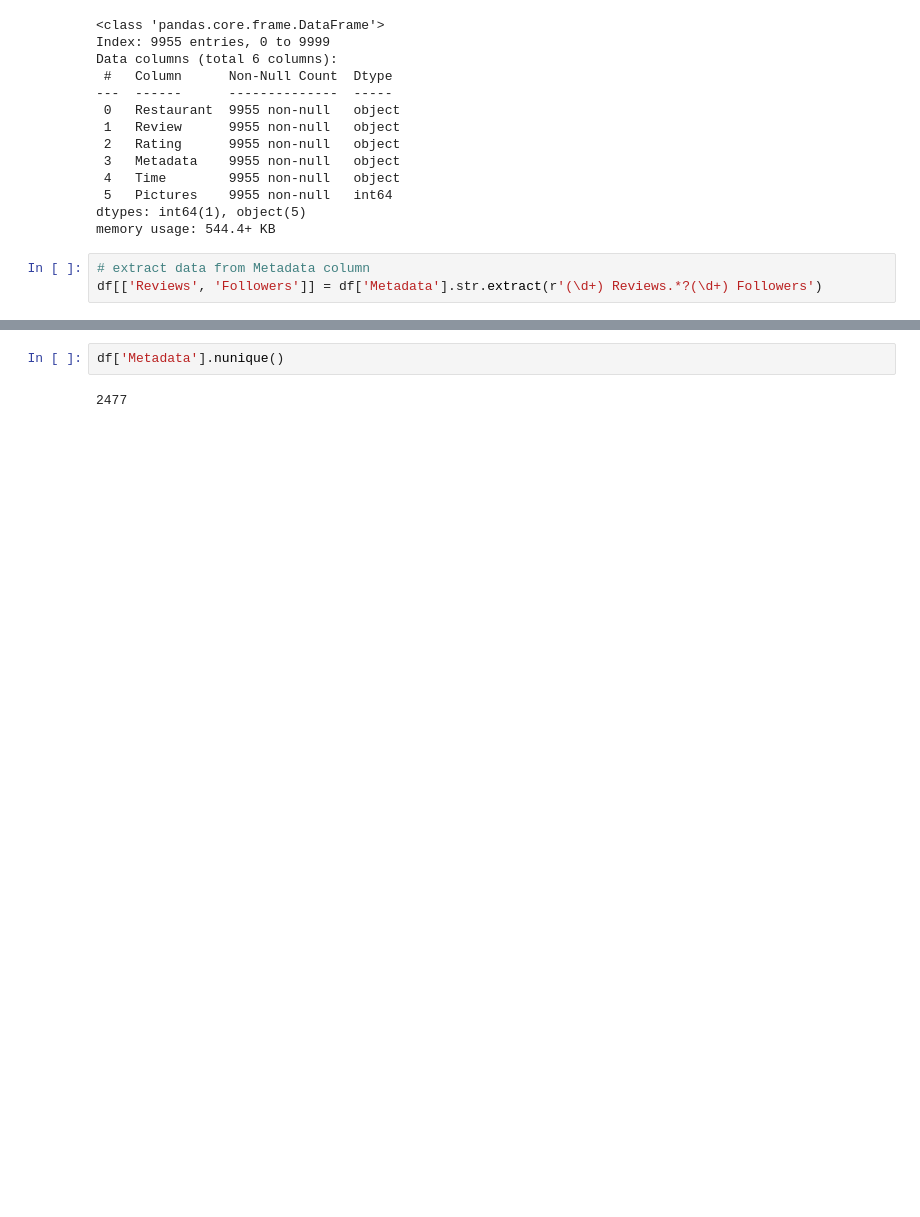
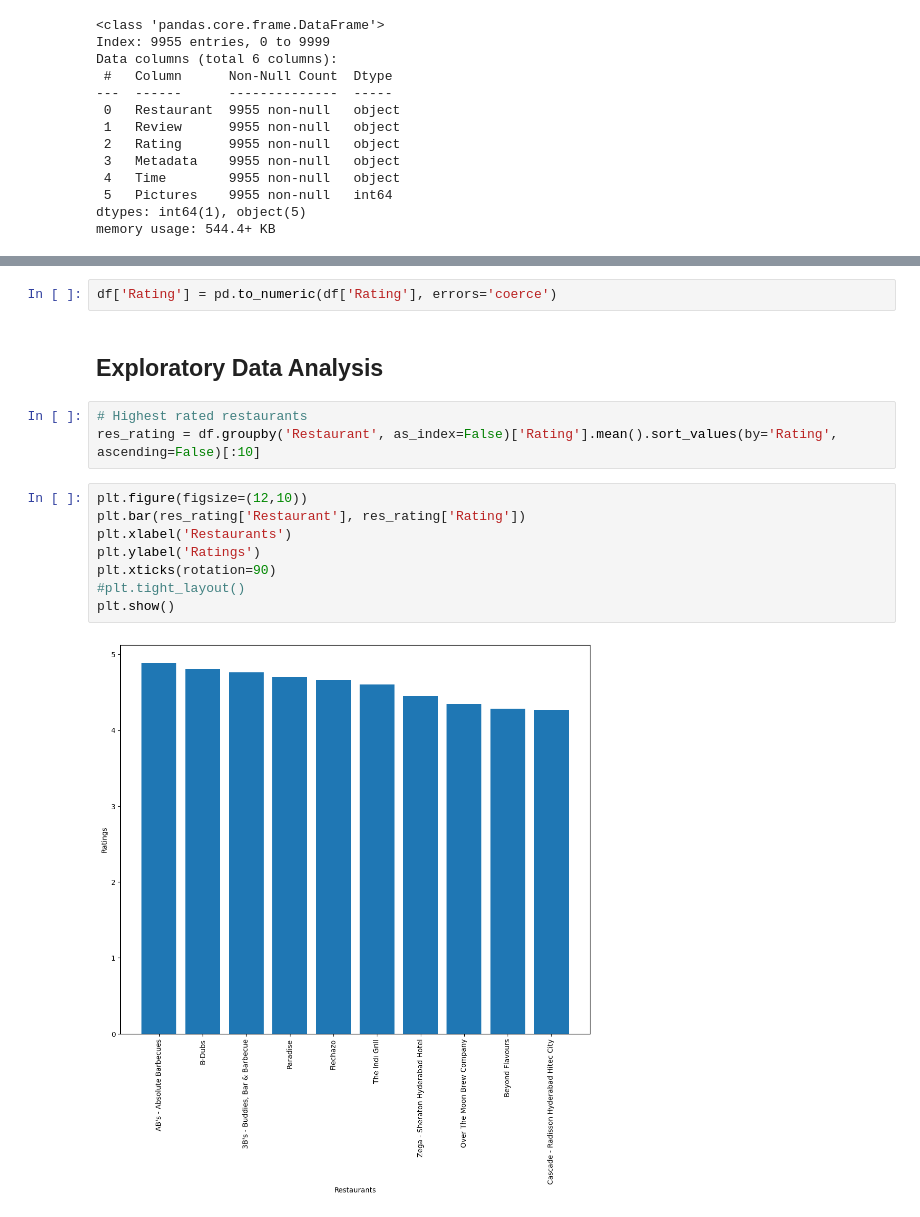
Before and after one commit to OsamaAnsari4671/Classification-Models, a Jupyter notebook: restaurant reviews sentiment analysis/Restaurant Reviews.ipynb, the cells around one changed output, grey strips where cells are left out. Saved outputs shown, nothing was run; the diff lists cells and outputs as text; blank space fills up the shorter version.

Commit message:
sentiment analysis

```diff
--- a/restaurant reviews sentiment analysis/Restaurant Reviews.ipynb
+++ b/restaurant reviews sentiment analysis/Restaurant Reviews.ipynb
@@ -91,6 +93,3 @@ Data columns (total 6 columns):
  5   Pictures    9955 non-null   int64
 dtypes: int64(1), object(5)
 memory usage: 544.4+ KB
-# %%
-# extract data from Metadata column
-df[['Reviews', 'Followers']] = df['Metadata'].str.extract(r'(\d+) Reviews.*?(\d+) Followers')
@@ -113,4 +96,17 @@ df[df[['Reviews', 'Followers']].isnull().any(axis=1)]
-# %%
-df['Metadata'].nunique()
-# %% [output]
-2477
+# %%
+df['Rating'] = pd.to_numeric(df['Rating'], errors='coerce')
+# %% [markdown]
+## Exploratory Data Analysis
+# %%
+# Highest rated restaurants
+res_rating = df.groupby('Restaurant', as_index=False)['Rating'].mean().sort_values(by='Rating', ascending=False)[:10]
+# %%
+plt.figure(figsize=(12,10))
+plt.bar(res_rating['Restaurant'], res_rating['Rating'])
+plt.xlabel('Restaurants')
+plt.ylabel('Ratings')
+plt.xticks(rotation=90)
+#plt.tight_layout()
+plt.show()
+# %% [output]
+[figure, added]
```
Also changed, not shown: parts of 4 cells of this notebook.
